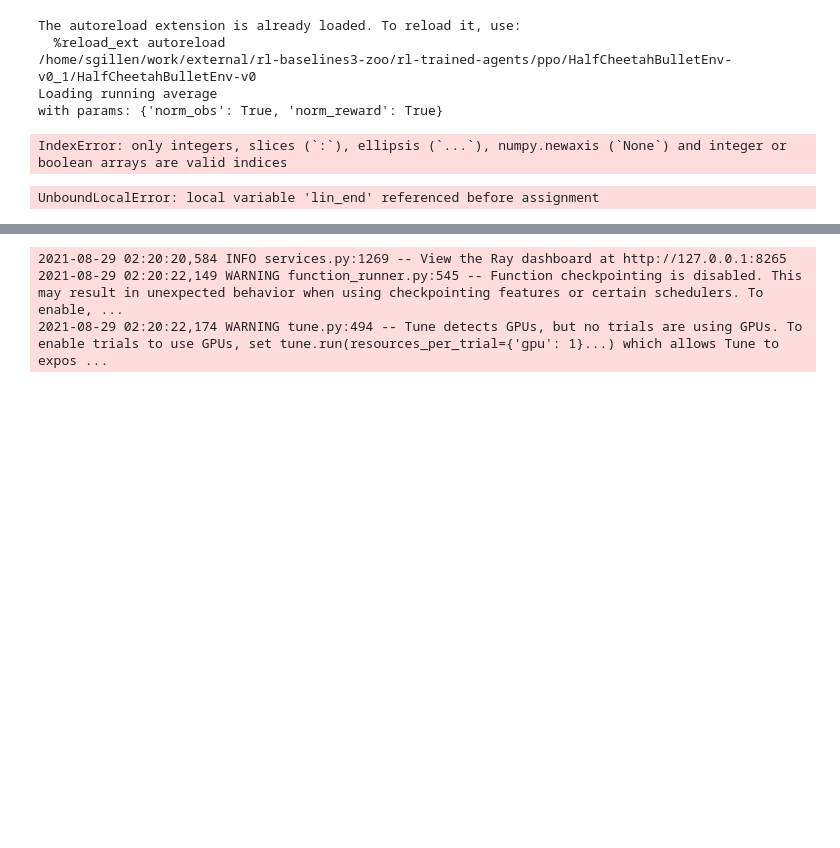
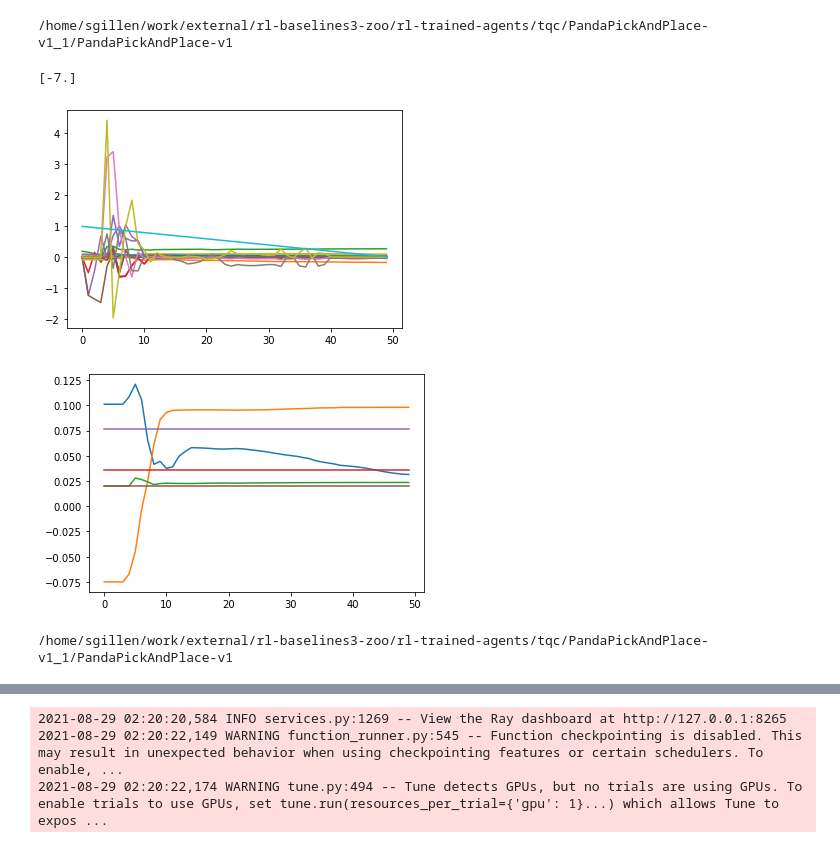
Before and after one commit to sgillen/policy_refinement, a Jupyter notebook: zoo_check.ipynb, the cells around one changed output, grey strips where cells are left out. Cells and saved outputs as stored; diff of their text form; code cells hidden in the pictures; blank space fills up the shorter version.

```diff
--- a/zoo_check.ipynb
+++ b/zoo_check.ipynb
@@ -22,53 +22,58 @@ torch.set_default_dtype(torch.float32)
 %load_ext autoreload
 %autoreload 2
 
-env_name = 'HalfCheetahBulletEnv-v0'
-algo = 'ppo'
+#env_name = 'HalfCheetahBulletEnv-v0'
+#algo = 'ppo'
 
-#env_name = 'PandaReach-v1'
-#algo = 'tqc'
+algo = 'tqc'
 
-env, model = load_zoo_agent(env_name, algo)
+# env_name = 'FetchPickAndPlace-v1'
+# env, model = load_zoo_agent(env_name, algo, render=False)
+
+
+env_name = "PandaPickAndPlace-v1"
+env, model = load_zoo_agent(env_name, algo, render=False, env_kwargs={"render":False})
 # %% [output]
-The autoreload extension is already loaded. To reload it, use:
-  %reload_ext autoreload
-/home/sgillen/work/external/rl-baselines3-zoo/rl-trained-agents/ppo/HalfCheetahBulletEnv-v0_1/HalfCheetahBulletEnv-v0
-Loading running average
-with params: {'norm_obs': True, 'norm_reward': True}
+/home/sgillen/work/external/rl-baselines3-zoo/rl-trained-agents/tqc/PandaPickAndPlace-v1_1/PandaPickAndPlace-v1
 # %%
-odict,a,r,i = do_rollout_stable(env, model);
+odict,a,r,i = do_rollout_stable(env, new_agent.model, render=True);
 o_list = []
 ach_list = []
 des_list = []
 for thing in odict:
     o_list.append(thing['observation'])
     ach_list.append(thing['achieved_goal'])
     des_list.append(thing['desired_goal'])
 
 o = np.stack(o_list).squeeze()
 ach = np.stack(ach_list).squeeze()
 des = np.stack(des_list).squeeze()
 
-
 plt.plot(o);
 plt.figure()
 
 plt.plot(ach);
 plt.plot(des);
+
+print(sum(r))
 # %% [output]
-IndexError: only integers, slices (`:`), ellipsis (`...`), numpy.newaxis (`None`) and integer or boolean arrays are valid indices
+[-7.]
+[figure, added]
+[figure, added]
 # %%
 #mdim, cdim, m,d = mesh_dim(o[200:], upper_size_ratio=1.0, lower_size_ratio=0.0)
 #dcrit = mesh_find_target_d(o)
 
-plt.loglog(d,m,'x-')
-plt.xlabel('d')
-plt.ylabel('m')
+# plt.loglog(d,m,'x-')
+# plt.xlabel('d')
+# plt.ylabel('m')
 
-print(mdim)
-print(cdim)
-print(dcrit)
+# print(mdim)
+# print(cdim)
+# print(dcrit)
-# %% [output]
-UnboundLocalError: local variable 'lin_end' referenced before assignment
 # %%
-new_agent = ARSZooAgent(env_name, algo, seed=0, n_workers=8, n_delta=64, postprocessor=mdim_div_stable, step_schedule=[0.05, 0.005],  exp_schedule=[0.05, 0.005])
+from seagul.mesh import cdim_div_panda
+old_model = model
+new_agent = ARSZooAgent(env_name, algo, seed=0, n_workers=24, n_delta=72, postprocessor=cdim_div_panda, step_schedule=[0.05, 0.005],  exp_schedule=[0.05, 0.005])
+# %% [output]
+/home/sgillen/work/external/rl-baselines3-zoo/rl-trained-agents/tqc/PandaPickAndPlace-v1_1/PandaPickAndPlace-v1
```
Also changed, not shown: parts of 3 cells of this notebook, 2 other files.
